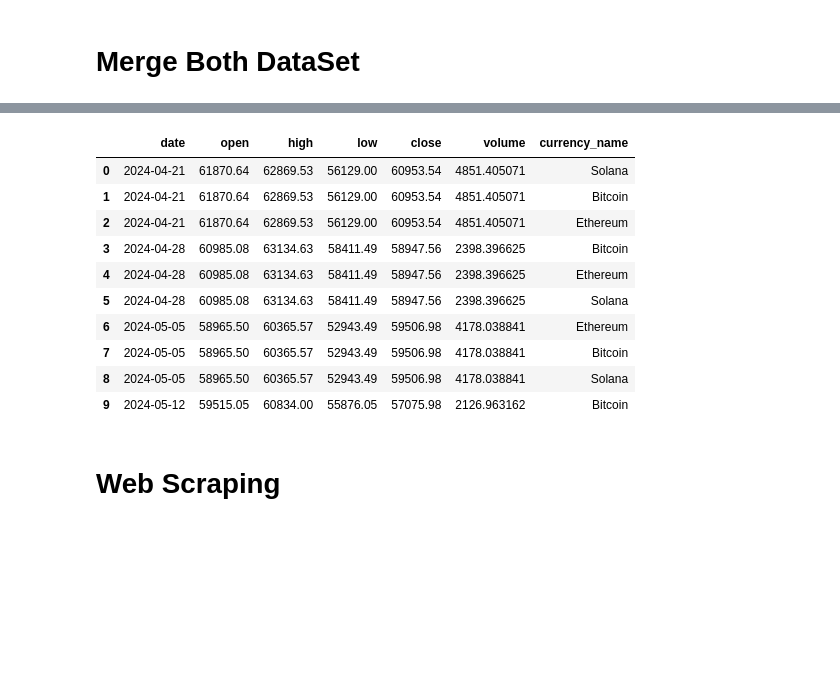
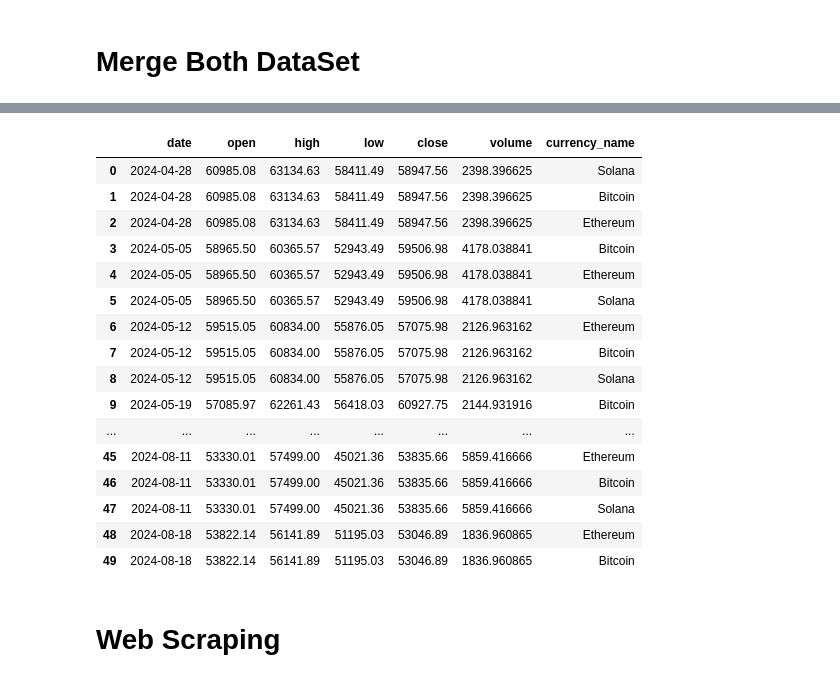
Before and after one commit to AlexIchie-coder/Projects, a Jupyter notebook: API/API.ipynb, the cells around one changed output, grey strips where cells are left out. Saved outputs shown, nothing was run; the diff lists cells and outputs as text; code cells hidden in the pictures; blank space fills up the shorter version.

```diff
--- a/API/API.ipynb
+++ b/API/API.ipynb
@@ -554,19 +550,25 @@ print(crypto.head(10))
 8        Solana
 9       Bitcoin
 # %%
-crypto.head(10)
+crypto.head(50)
 # %% [output]
 |  | date | open | high | low | close | volume | currency_name |
-| 0 | 2024-04-21 | 61870.64 | 62869.53 | 56129.00 | 60953.54 | 4851.405071 | Solana |
-| 1 | 2024-04-21 | 61870.64 | 62869.53 | 56129.00 | 60953.54 | 4851.405071 | Bitcoin |
-| 2 | 2024-04-21 | 61870.64 | 62869.53 | 56129.00 | 60953.54 | 4851.405071 | Ethereum |
-| 3 | 2024-04-28 | 60985.08 | 63134.63 | 58411.49 | 58947.56 | 2398.396625 | Bitcoin |
-| 4 | 2024-04-28 | 60985.08 | 63134.63 | 58411.49 | 58947.56 | 2398.396625 | Ethereum |
-| 5 | 2024-04-28 | 60985.08 | 63134.63 | 58411.49 | 58947.56 | 2398.396625 | Solana |
-| 6 | 2024-05-05 | 58965.50 | 60365.57 | 52943.49 | 59506.98 | 4178.038841 | Ethereum |
-| 7 | 2024-05-05 | 58965.50 | 60365.57 | 52943.49 | 59506.98 | 4178.038841 | Bitcoin |
-| 8 | 2024-05-05 | 58965.50 | 60365.57 | 52943.49 | 59506.98 | 4178.038841 | Solana |
-| 9 | 2024-05-12 | 59515.05 | 60834.00 | 55876.05 | 57075.98 | 2126.963162 | Bitcoin |
+| 0 | 2024-04-28 | 60985.08 | 63134.63 | 58411.49 | 58947.56 | 2398.396625 | Solana |
+| 1 | 2024-04-28 | 60985.08 | 63134.63 | 58411.49 | 58947.56 | 2398.396625 | Bitcoin |
+| 2 | 2024-04-28 | 60985.08 | 63134.63 | 58411.49 | 58947.56 | 2398.396625 | Ethereum |
+| 3 | 2024-05-05 | 58965.50 | 60365.57 | 52943.49 | 59506.98 | 4178.038841 | Bitcoin |
+| 4 | 2024-05-05 | 58965.50 | 60365.57 | 52943.49 | 59506.98 | 4178.038841 | Ethereum |
+| 5 | 2024-05-05 | 58965.50 | 60365.57 | 52943.49 | 59506.98 | 4178.038841 | Solana |
+| 6 | 2024-05-12 | 59515.05 | 60834.00 | 55876.05 | 57075.98 | 2126.963162 | Ethereum |
+| 7 | 2024-05-12 | 59515.05 | 60834.00 | 55876.05 | 57075.98 | 2126.963162 | Bitcoin |
+| 8 | 2024-05-12 | 59515.05 | 60834.00 | 55876.05 | 57075.98 | 2126.963162 | Solana |
+| 9 | 2024-05-19 | 57085.97 | 62261.43 | 56418.03 | 60927.75 | 2144.931916 | Bitcoin |
+| ... | ... | ... | ... | ... | ... | ... | ... |
+| 45 | 2024-08-11 | 53330.01 | 57499.00 | 45021.36 | 53835.66 | 5859.416666 | Ethereum |
+| 46 | 2024-08-11 | 53330.01 | 57499.00 | 45021.36 | 53835.66 | 5859.416666 | Bitcoin |
+| 47 | 2024-08-11 | 53330.01 | 57499.00 | 45021.36 | 53835.66 | 5859.416666 | Solana |
+| 48 | 2024-08-18 | 53822.14 | 56141.89 | 51195.03 | 53046.89 | 1836.960865 | Ethereum |
+| 49 | 2024-08-18 | 53822.14 | 56141.89 | 51195.03 | 53046.89 | 1836.960865 | Bitcoin |
 # %% [markdown]
 # Web Scraping
 # %% [markdown]
```
Also changed, not shown: parts of 56 cells of this notebook, 8 other files.
